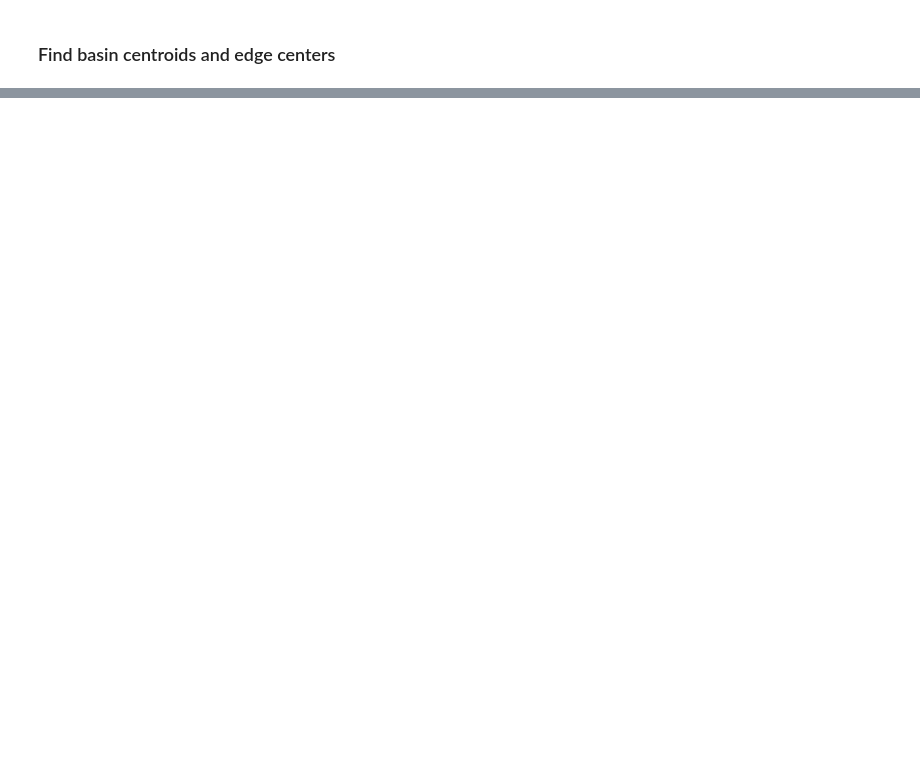
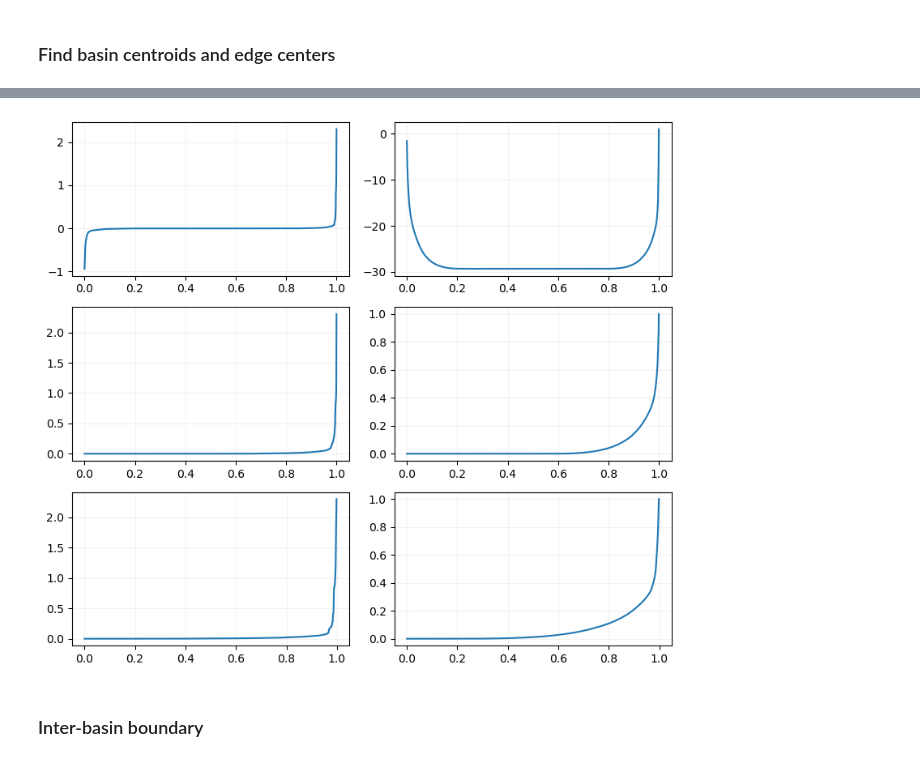
Before and after one commit to hdrake/regionate, a Jupyter notebook: examples/2_conveyorbelt_plots.ipynb, the cells around one changed output, grey strips where cells are left out. Saved outputs shown, nothing was run; the diff lists cells and outputs as text; code cells hidden in the pictures; blank space fills up the shorter version.

```diff
--- a/examples/2_conveyorbelt_plots.ipynb
+++ b/examples/2_conveyorbelt_plots.ipynb
@@ -586,0 +181,24 @@ matrix([[ 1.95439508e-01, -7.30296743e-01,  4.08248290e-01,
+# %%
+fig, axes = plt.subplots(3,2, figsize=(8, 7))
+
+Ψsorted = Ψ.sortby(Ψ)
+axes[0,0].plot(np.arange(0, Ψsorted.size)/Ψsorted.size, Ψsorted)
+axes[0,1].plot(np.arange(0, Ψsorted.size)/Ψsorted.size, Ψsorted.cumsum('sect') / Ψsorted.sum('sect'))
+
+Ψabs_sorted = np.abs(Ψ).sortby(np.abs(Ψ))
+axes[1,0].plot(np.arange(0, Ψabs_sorted.size)/Ψabs_sorted.size, Ψabs_sorted)
+axes[1,1].plot(np.arange(0, Ψabs_sorted.size)/Ψabs_sorted.size, Ψabs_sorted.cumsum('sect') / Ψabs_sorted.sum('sect'))
+
+idx = Ψsorted>0.
+Ψsorted_in = Ψsorted[idx]
+axes[2,0].plot(np.arange(0, Ψsorted_in.size)/Ψsorted_in.size, Ψsorted_in)
+axes[2,1].plot(np.arange(0, Ψsorted_in.size)/Ψsorted_in.size, Ψsorted_in.cumsum('sect')/Ψsorted_in.sum('sect'))
+
+for ax in axes.flatten():
+    ax.grid(True, alpha=0.15)
+
+plt.tight_layout()
+# %% [output]
+[figure, added]
+# %% [markdown]
+### Inter-basin boundary
```
Also changed, not shown: parts of 56 cells of this notebook, 4 other files.
